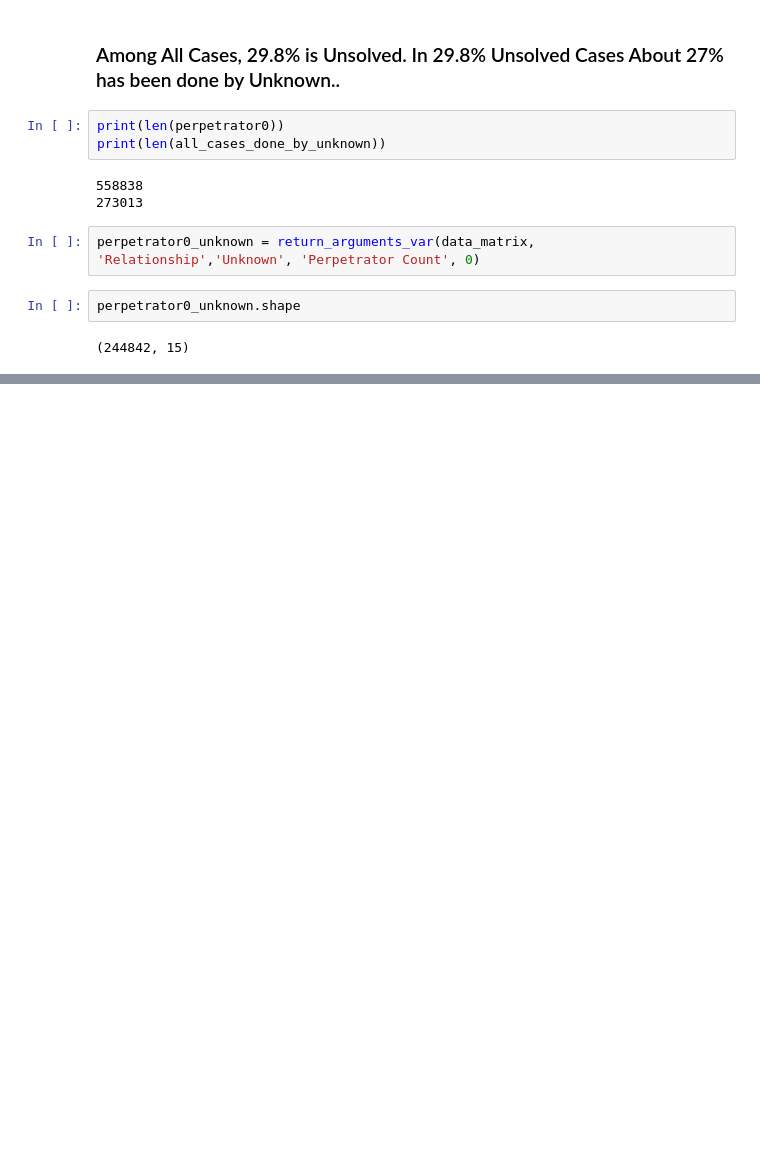
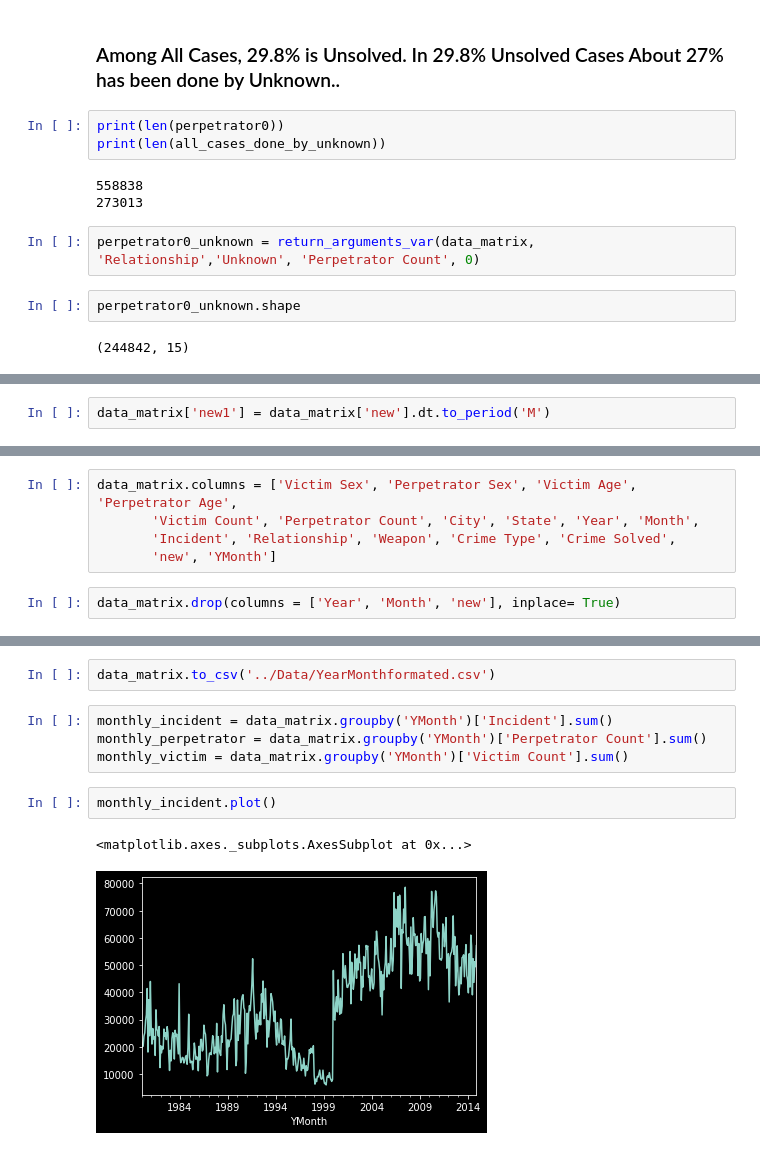
Before and after one commit to rakibhhridoy/USCrimeAnalysis-AppliedStatistics, a Jupyter notebook: Notebook/Crime Statistics.ipynb, the cells around one changed output, grey strips where cells are left out. Drawn from its saved outputs; the diff is of its cells as text; blank space fills up the shorter version.

```diff
--- a/Notebook/Crime Statistics.ipynb
+++ b/Notebook/Crime Statistics.ipynb
@@ -583,0 +750,2 @@ perpetrator0_unknown.shape
+# %%
+data_matrix['new1'] = data_matrix['new'].dt.to_period('M')
@@ -583,0 +758,7 @@ perpetrator0_unknown.shape
+# %%
+data_matrix.columns = ['Victim Sex', 'Perpetrator Sex', 'Victim Age', 'Perpetrator Age',
+       'Victim Count', 'Perpetrator Count', 'City', 'State', 'Year', 'Month',
+       'Incident', 'Relationship', 'Weapon', 'Crime Type', 'Crime Solved',
+       'new', 'YMonth']
+# %%
+data_matrix.drop(columns = ['Year', 'Month', 'new'], inplace= True)
@@ -583,0 +779,11 @@ perpetrator0_unknown.shape
+# %%
+data_matrix.to_csv('../Data/YearMonthformated.csv')
+# %%
+monthly_incident = data_matrix.groupby('YMonth')['Incident'].sum()
+monthly_perpetrator = data_matrix.groupby('YMonth')['Perpetrator Count'].sum()
+monthly_victim = data_matrix.groupby('YMonth')['Victim Count'].sum()
+# %%
+monthly_incident.plot()
+# %% [output]
+<matplotlib.axes._subplots.AxesSubplot at 0x...>
+[figure, added]
```
Also changed, not shown: parts of 17 cells of this notebook.
